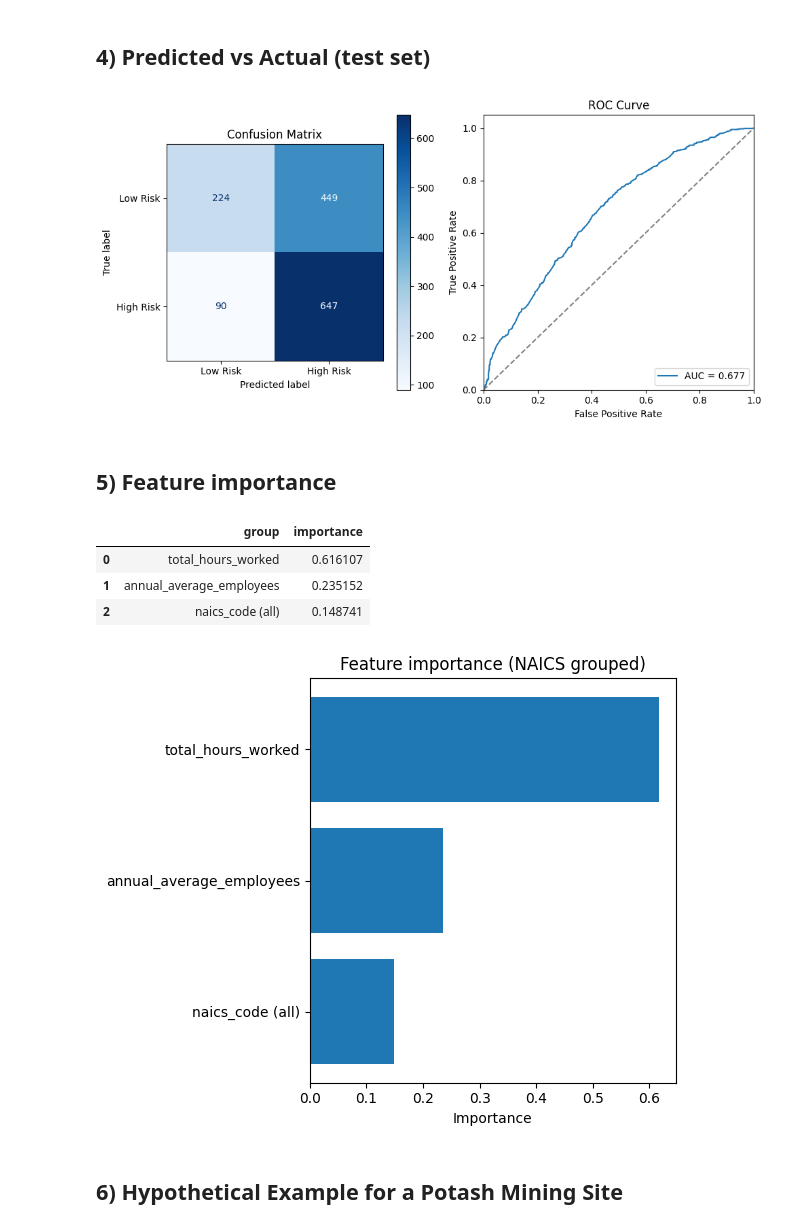
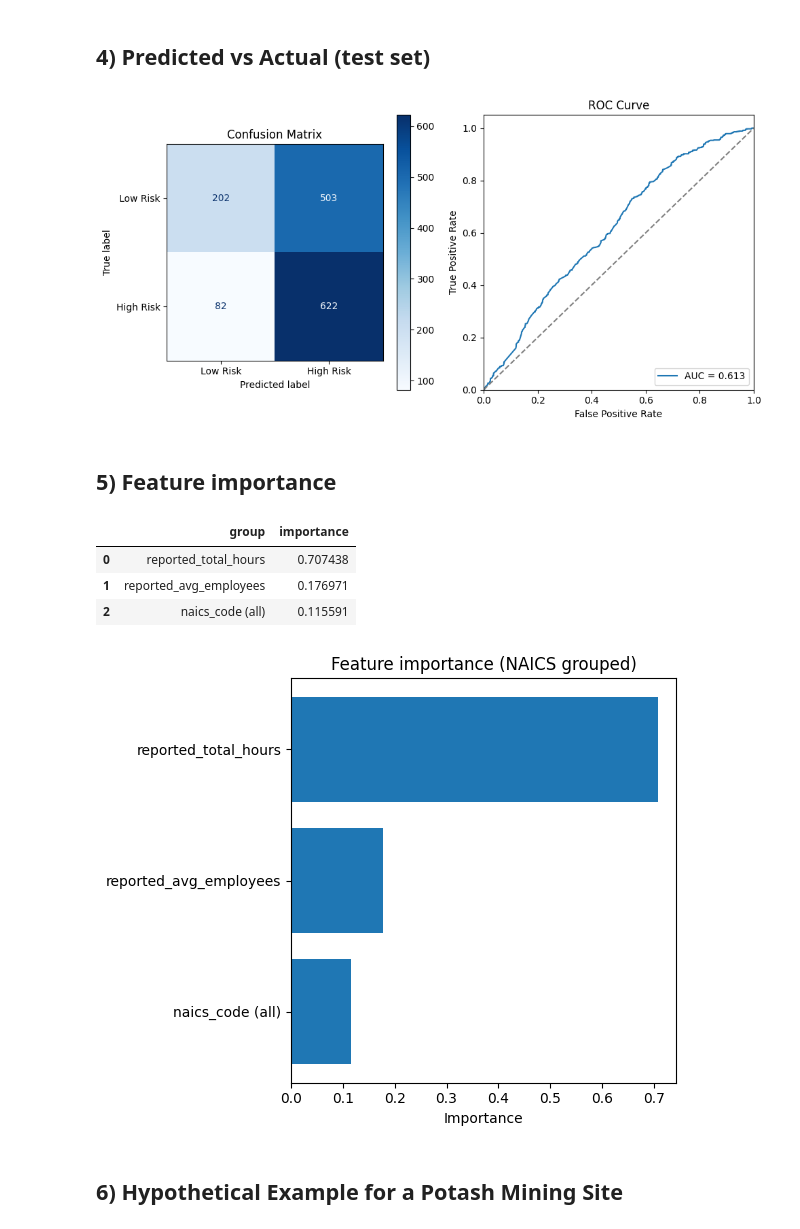
Before and after one commit to jerry56156/Workplace_Safety_ML, a Jupyter notebook: OSHA_Safety_Incident_ML.ipynb, the cells around one changed output. Drawn from its saved outputs; the diff is of its cells as text; code cells hidden in the pictures.

```diff
--- a/OSHA_Safety_Incident_ML.ipynb
+++ b/OSHA_Safety_Incident_ML.ipynb
@@ -46,7 +46,7 @@ Found 9 files
 
 ## 2) Cleaning up the Data and Finding Incident Rates
 # %%
-# iompute Total Recordable Cases (TRC) (sum of the three recordable case categories)
+# compute Total Recordable Cases (TRC) (sum of the three recordable case categories)
 raw["trc"] = (raw["total_dafw_cases"].fillna(0)
               + raw["total_djtr_cases"].fillna(0)
               + raw["total_other_cases"].fillna(0))
@@ -55,7 +55,7 @@ raw["trc"] = (raw["total_dafw_cases"].fillna(0)
 keep_cols = [
     "naics_code",
     "annual_average_employees", "total_hours_worked",
-    "trc", "incident_rate"
+    "trc"
 ]
 keep_cols = [c for c in keep_cols if c in raw.columns]
 model_df = raw[keep_cols].copy()
@@ -116,20 +114,20 @@ from sklearn.compose import ColumnTransformer
 from sklearn.pipeline import Pipeline
 from sklearn.ensemble import GradientBoostingClassifier
 from sklearn.metrics import accuracy_score, classification_report, confusion_matrix, precision_score, recall_score, f1_score
-import pandas as pd
 
-# Features and target
-features = ["naics_code", "annual_average_employees", "total_hours_worked"]
+# features and target
+features = ["naics_code", "reported_avg_employees", "reported_total_hours"]
 
 target = "risk_label"
 
-# Prepare the dataset
+# prep the dataset
 X = model_df[features].copy()
 y = model_df[target].astype(int).values
 
-# Splitting features
+# splitting features
 cat_feats = ["naics_code"]
-num_feats = ["annual_average_employees", "total_hours_worked"]
+num_feats = ["reported_avg_employees", "reported_total_hours"]
+
 
 pre = ColumnTransformer([
     ("cat", OneHotEncoder(handle_unknown="ignore"), cat_feats),
@@ -142,7 +140,7 @@ pipe = Pipeline([("prep", pre), ("model", clf)])
 
 # 80/20 Train/test split
 X_train, X_test, y_train, y_test = train_test_split(
-    X, y, test_size=0.2, random_state=67
+    X, y, test_size=0.2, random_state=67, stratify=y
 )
 
 # Training
@@ -169,5 +167,6 @@ print(f"F1 (class 1): {f1:.3f}\n")  # Balance between precision and recall
 print("Classification Report:")
 print(classification_report(y_test, pred, digits=3))
 print("Confusion Matrix:")
+print(confusion_matrix(y_test, pred))
 # %% [output]
 Threshold used: 0.4
@@ -194,7 +195,7 @@ Confusion Matrix:
 import matplotlib.pyplot as plt
 from sklearn.metrics import confusion_matrix, ConfusionMatrixDisplay, roc_curve, roc_auc_score
 
-# --- Confusion Matrix ---
+# Confusion Matrix
 cm = confusion_matrix(y_test, pred)
 disp = ConfusionMatrixDisplay(confusion_matrix=cm, display_labels=["Low Risk", "High Risk"])
 fig, axes = plt.subplots(1, 2, figsize=(10, 5))
@@ -203,7 +204,7 @@ fig, axes = plt.subplots(1, 2, figsize=(10, 5))
 disp.plot(ax=axes[0], cmap="Blues", values_format="d")
 axes[0].set_title("Confusion Matrix")
 
-# --- ROC Curve ---
+# ROC Curve
 # Get predicted probabilities for positive class (High Risk)
 proba = pipe.predict_proba(X_test)[:, 1]
 fpr, tpr, _ = roc_curve(y_test, proba)
@@ -211,6 +212,7 @@ auc = roc_auc_score(y_test, proba)
 
 axes[1].plot(fpr, tpr, label=f"AUC = {auc:.3f}")
 axes[1].plot([0, 1], [0, 1], linestyle='--', color='gray')
+
 axes[1].set_xlim([0.0, 1.0])
 axes[1].set_ylim([0.0, 1.05])
 axes[1].set_xlabel('False Positive Rate')
@@ -221,7 +223,7 @@ axes[1].legend(loc="lower right")
 plt.tight_layout()
 plt.show()
 # %% [output]
-[figure, old version]
+[figure, new version]
 # %% [markdown]
 
 ## 5) Feature importance
@@ -240,6 +242,7 @@ all_names = cat_names + num_names
 
 # Raw importances from the fitted model
 importances = pipe.named_steps["model"].feature_importances_
+assert len(all_names) == len(importances)
 imp_df = pd.DataFrame({"feature": all_names, "importance": importances})
 
 
@@ -250,37 +253,37 @@ def to_group_name(f):
         return "naics_code (all)"
     # (if for some reason NAICS passed through without OHE)
     if f == naics_col:
         return "naics_code (all)"
     return f
 
 grouped = (
     imp_df.assign(group=imp_df["feature"].map(to_group_name))
           .groupby("group", as_index=False)["importance"]
           .sum()
           .sort_values("importance", ascending=False)
           .reset_index(drop=True)
 )
 
 
 # Show the grouped table
 display(grouped)
 
 
 # Visualization
 top_k = 15
 topg = grouped.head(top_k)
 plt.figure(figsize=(6, 5))
 plt.barh(topg["group"][::-1], topg["importance"][::-1])
 plt.xlabel("Importance")
 plt.title("Feature importance (NAICS grouped)")
 plt.tight_layout()
 plt.show()
 # %% [output]
 |  | group | importance |
-| 0 | total_hours_worked | 0.616107 |
-| 1 | annual_average_employees | 0.235152 |
-| 2 | naics_code (all) | 0.148741 |
+| 0 | reported_total_hours | 0.707438 |
+| 1 | reported_avg_employees | 0.176971 |
+| 2 | naics_code (all) | 0.115591 |
-[figure, old version]
+[figure, new version]
 # %% [markdown]
 
 ## 6) Hypothetical Example for a Potash Mining Site
```
Also changed, not shown: parts of 5 cells of this notebook.
